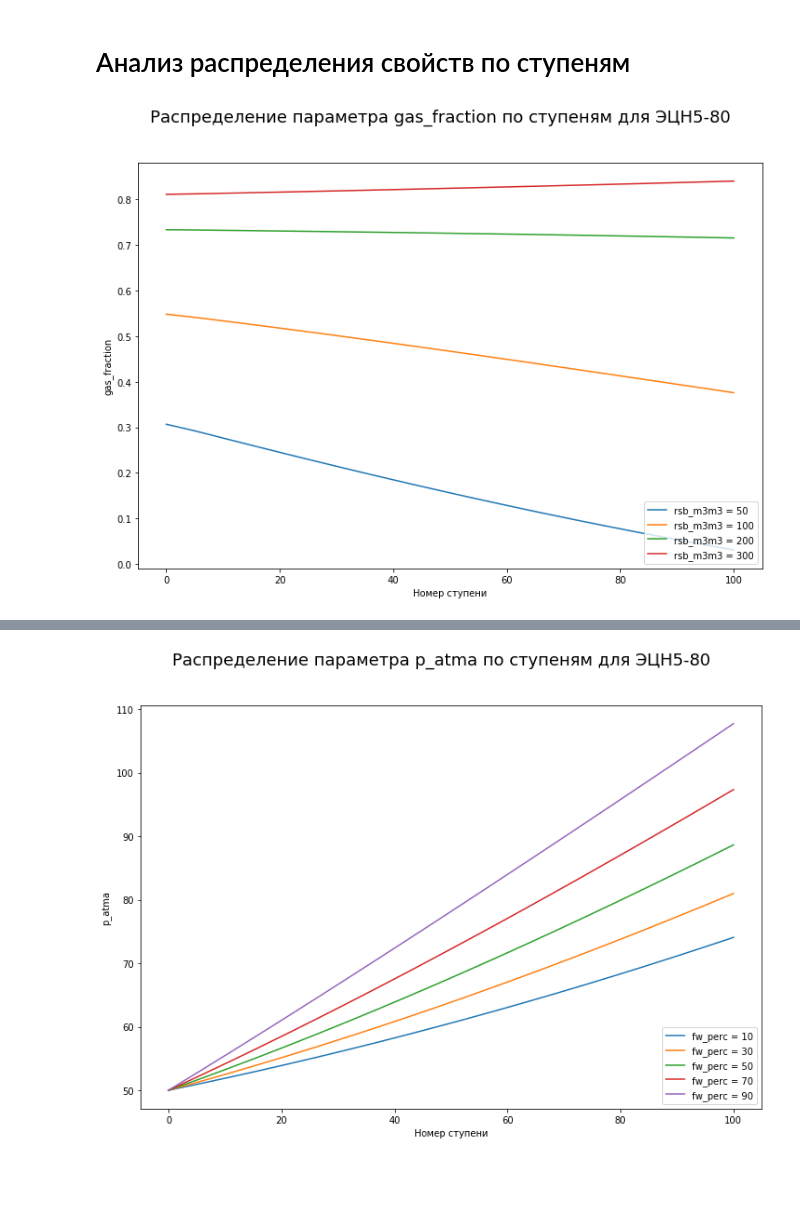
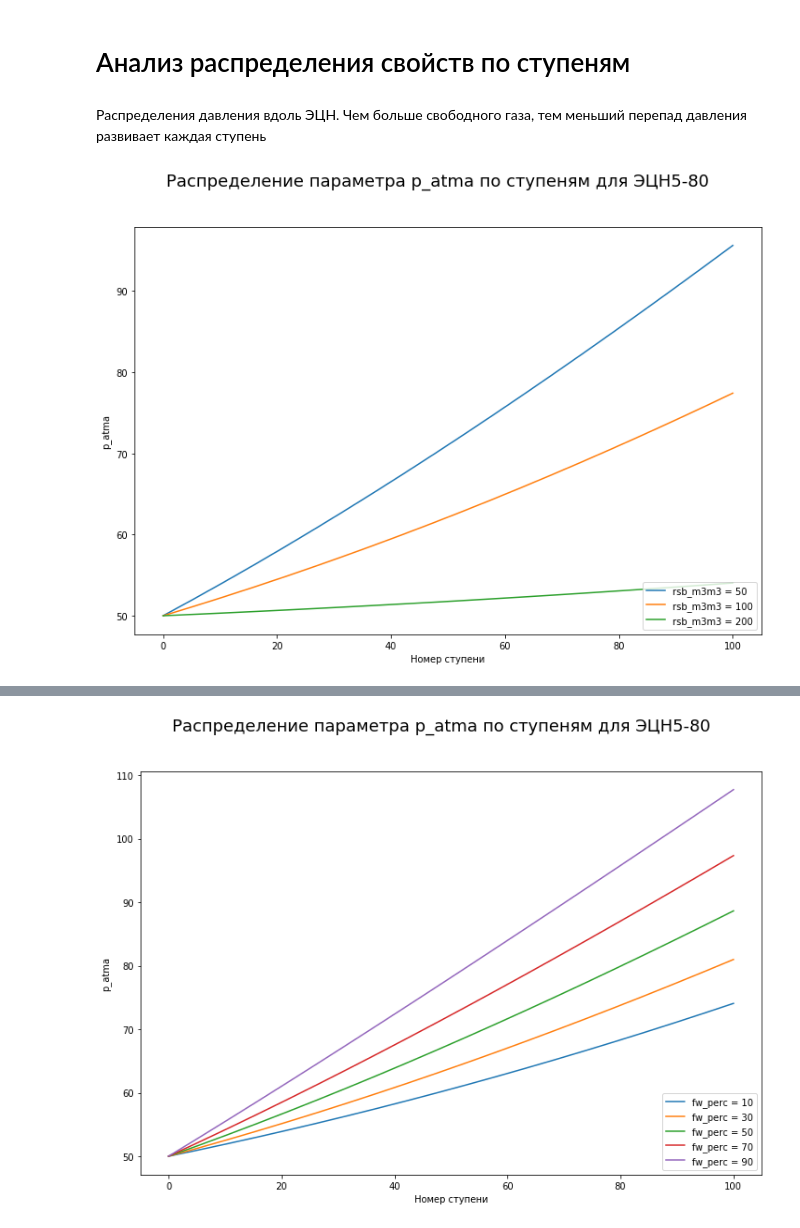
Before and after one commit to unifloc/unifloc_vba, a Jupyter notebook: examples_python/ex074.ESP_inside.ipynb, the cells around one changed output, grey strips where cells are left out. Drawn from its saved outputs; the diff is of its cells as text; code cells hidden in the pictures; blank space fills up the shorter version.

```diff
--- a/examples_python/ex074.ESP_inside.ipynb
+++ b/examples_python/ex074.ESP_inside.ipynb
@@ -346,7 +410,9 @@ def sense_profile(esp_data, pvt_str_data, parameter_sense, range_sense, pvt_edit
     fig.suptitle(f"Распределение параметра {parameter_to_plot} по ступеням для "
                  f"{UniflocVBA.ESP_name(esp_data['pump_id'])}", fontsize = 18)
     plt.show()
+# %% [markdown]
+Распределения давления вдоль ЭЦН. Чем больше свободного газа, тем меньший перепад давления развивает каждая ступень
 # %%
-sense_profile(esp_data.copy(), pvt_str_data.copy(), 'rsb_m3m3', [50, 100, 200, 300], True, 'gas_fraction')
+sense_profile(esp_data.copy(), pvt_str_data.copy(), 'rsb_m3m3', [50, 100, 200], True, 'p_atma')
 # %% [output]
-[figure, old version]
+[figure, new version]
```
Also changed, not shown: parts of 33 cells of this notebook.
